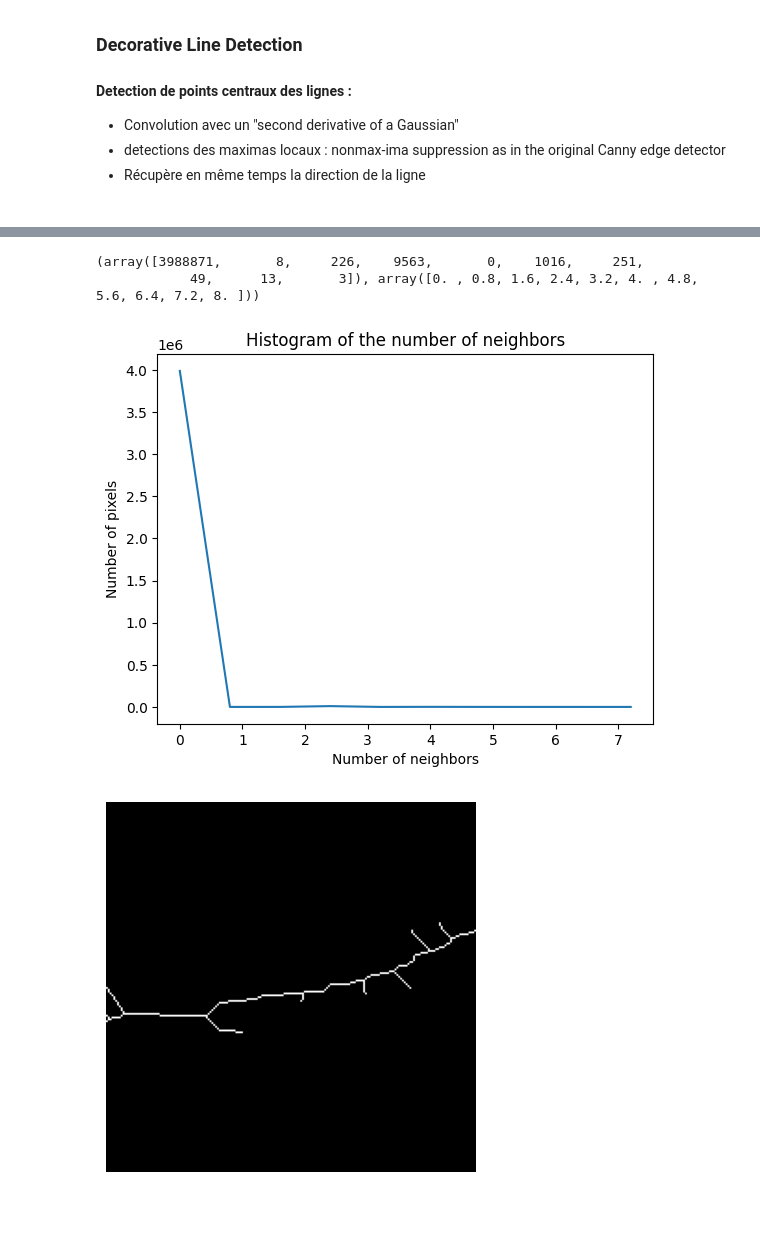
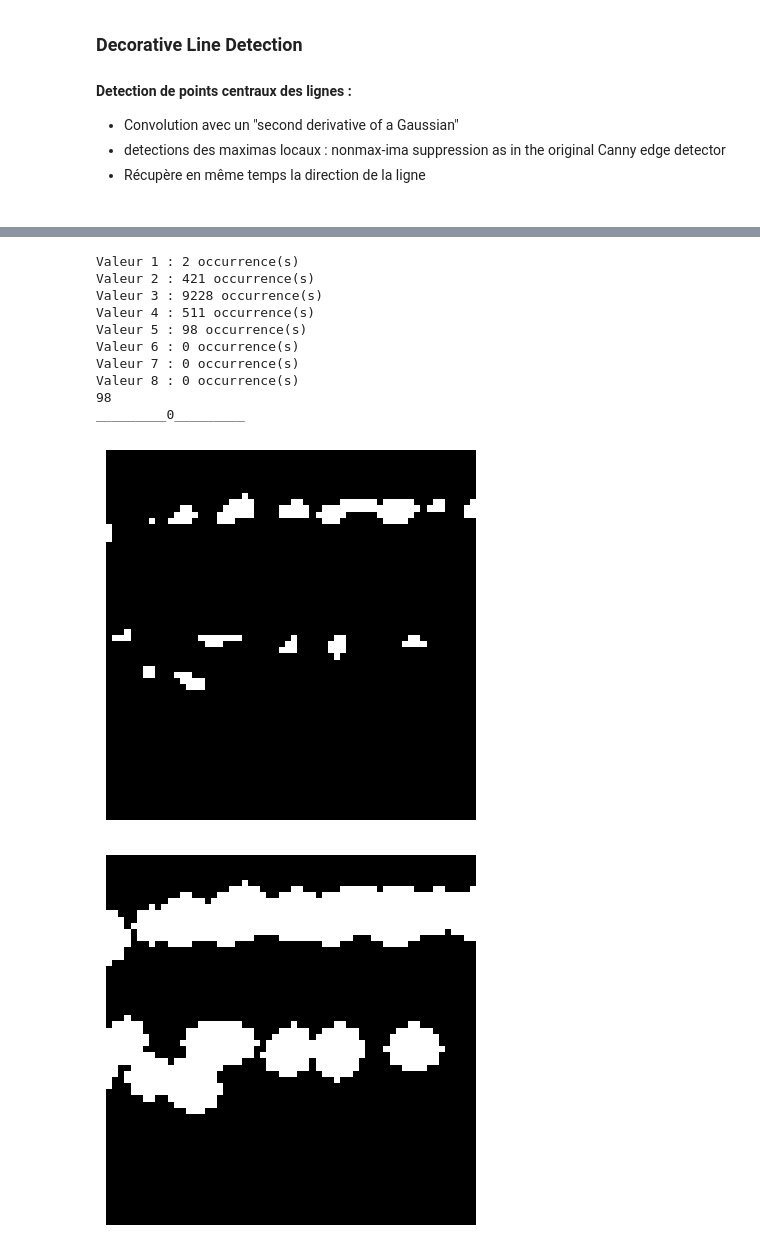
Before and after one commit to rambip/sketch-vectorization, a Jupyter notebook: notebooks/work.ipynb, the cells around one changed output, grey strips where cells are left out. Saved outputs shown, nothing was run; the diff lists cells and outputs as text; code cells hidden in the pictures; blank space fills up the shorter version.

Commit message:
modification of work.ipynb adding remove_small_holes and having a better visualisation

```diff
--- a/notebooks/work.ipynb
+++ b/notebooks/work.ipynb
@@ -34,6 +34,7 @@ test_image_binary = test_image < t
 thicknesses = np.zeros_like(test_image_binary)
 
 c = 1
+tmp_test_image_binary = test_image_binary.copy()
 max_line_width_detection = test_image_binary.copy()
 while np.sum(max_line_width_detection) > 0:
     # iterate the erosion
@@ -43,14 +44,29 @@ while np.sum(max_line_width_detection) > 0:
     thicknesses[diff] = c
     max_line_width_detection = tmp
     c += 1
-
 print(f"Max line width: {c}")
 
 plt.imshow(thicknesses, cmap="gray")
 plt.axis("off")
 plt.show()
 
-test_image_binary = dilation(test_image_binary, disk(c//2))
+test_image_binary = dilation(test_image_binary, disk(c//3))
+dilated_test_image_binary = test_image_binary.copy()
+
+test_image_binary = remove_small_holes(test_image_binary)
+remove_small_holes_test_image_binary = test_image_binary.copy()
+
+c = 1
+max_line_width_detection = test_image_binary.copy()
+while np.sum(max_line_width_detection) > 0:
+    # iterate the erosion
+    tmp = erosion(max_line_width_detection, disk(1))
+    # find the difference
+    diff = max_line_width_detection ^ tmp > 0
+    thicknesses[diff] = c
+    max_line_width_detection = tmp
+    c += 1
+print(f"Max line width 2: {c}")
 
 plt.imshow(test_image_binary, cmap="gray")
 plt.axis("off")
@@ -71,31 +88,57 @@ Max line width: 9
 # %%
 import scipy.signal
 
 
 
 kernel = np.ones((3, 3), dtype=int)
 
 n = scipy.signal.convolve2d(
     skeleton.astype(int), kernel, mode="same"
 )
 n*= skeleton
-h = np.histogram(n)
-print(h)
-plt.plot(h[1][:-1], h[0])
-plt.xlabel("Number of neighbors")
-plt.ylabel("Number of pixels")
-plt.title("Histogram of the number of neighbors")
-plt.show()
 
-c = np.where(n == 8)
+for val in range(1, 9):
+    count = np.count_nonzero(n == val)
+    print(f"Valeur {val} : {count} occurrence(s)")
 
-c = (1335, 1112)
-sub_image = skeleton[c[0]-100:c[0]+100, c[1]-100:c[1]+100]
-plt.imshow(sub_image, cmap="gray")
-plt.axis("off")
-plt.show()
+
+d = np.where(n == 5)
+# t = (381, 720) # befor was an 8
+print(len(d[0]))
+
+wight = 30
+for i in range(min(len(d[0]), 10)) :
+    print(f"_________{i}_________")
+    c = (d[0][i], d[1][i])
+    sub_image = tmp_test_image_binary[c[0]-wight:c[0]+wight, c[1]-wight:c[1]+wight]
+    plt.imshow(sub_image, cmap="gray")
+    plt.axis("off")
+    plt.show()
+
+    sub_image = dilated_test_image_binary[c[0]-wight:c[0]+wight, c[1]-wight:c[1]+wight]
+    plt.imshow(sub_image, cmap="gray")
+    plt.axis("off")
+    plt.show()
+
+    # sub_image = remove_small_holes_test_image_binary[c[0]-wight:c[0]+wight, c[1]-wight:c[1]+wight]
+    # plt.imshow(sub_image, cmap="gray")
+    # plt.axis("off")
+    # plt.show()
+
+    sub_image = skeleton[c[0]-wight:c[0]+wight, c[1]-wight:c[1]+wight]
+    plt.imshow(sub_image, cmap="gray")
+    plt.axis("off")
+    plt.show()
 # %% [output]
-(array([3988871,       8,     226,    9563,       0,    1016,     251,
-            49,      13,       3]), array([0. , 0.8, 1.6, 2.4, 3.2, 4. , 4.8, 5.6, 6.4, 7.2, 8. ]))
+Valeur 1 : 2 occurrence(s)
+Valeur 2 : 421 occurrence(s)
+Valeur 3 : 9228 occurrence(s)
+Valeur 4 : 511 occurrence(s)
+Valeur 5 : 98 occurrence(s)
+Valeur 6 : 0 occurrence(s)
+Valeur 7 : 0 occurrence(s)
+Valeur 8 : 0 occurrence(s)
+98
+_________0_________
-[figure, old version]
+[figure, new version]
-[figure, old version]
+[figure, new version]
```
Also changed, not shown: parts of 3 cells of this notebook, 1 other file.
